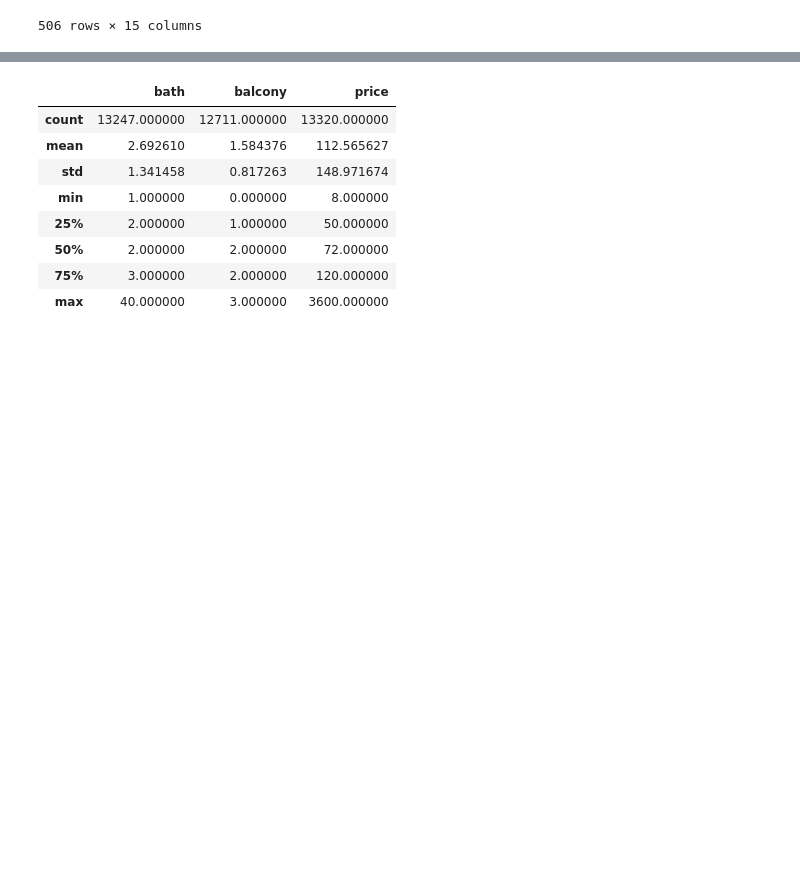
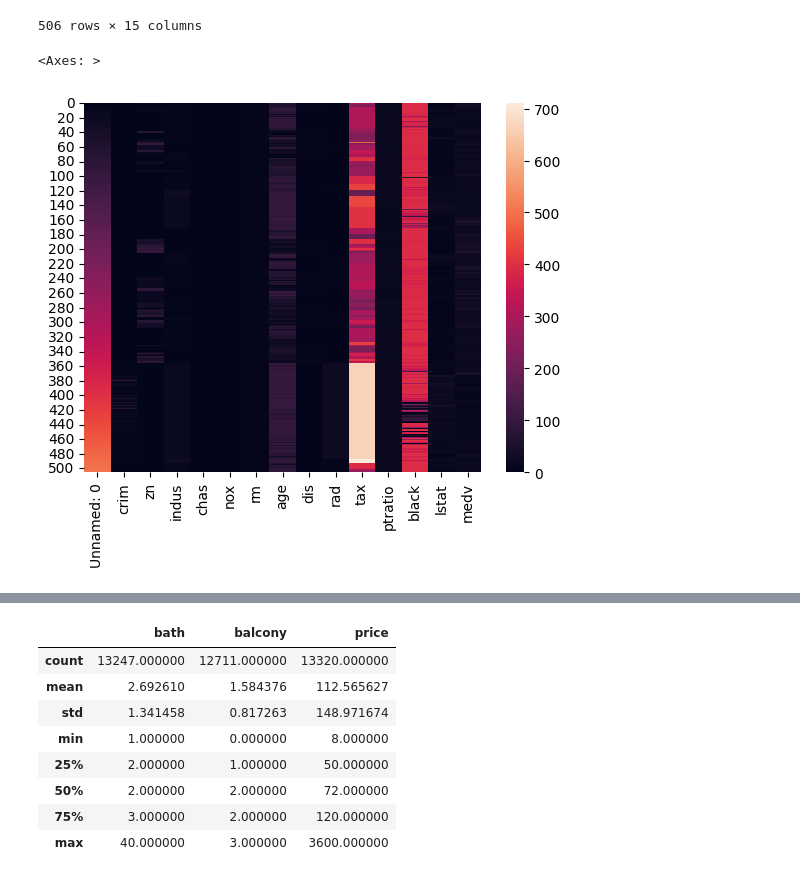
Before and after one commit to Meluha0911/Machine-Learning, a Jupyter notebook: EDA By Kantilal-checkpoint.ipynb, the cells around one changed output, grey strips where cells are left out. Saved outputs shown, nothing was run; the diff lists cells and outputs as text; code cells hidden in the pictures; blank space fills up the shorter version.

```diff
--- a/EDA By Kantilal-checkpoint.ipynb
+++ b/EDA By Kantilal-checkpoint.ipynb
@@ -277,3 +286,8 @@ df1
+# %%
+sns.heatmap(data=df1)
+# %% [output]
+<Axes: >
+[figure, added]
 # %%
 df.describe()
 # %% [output]
```
Also changed, not shown: parts of 14 cells of this notebook, 5 other files.
